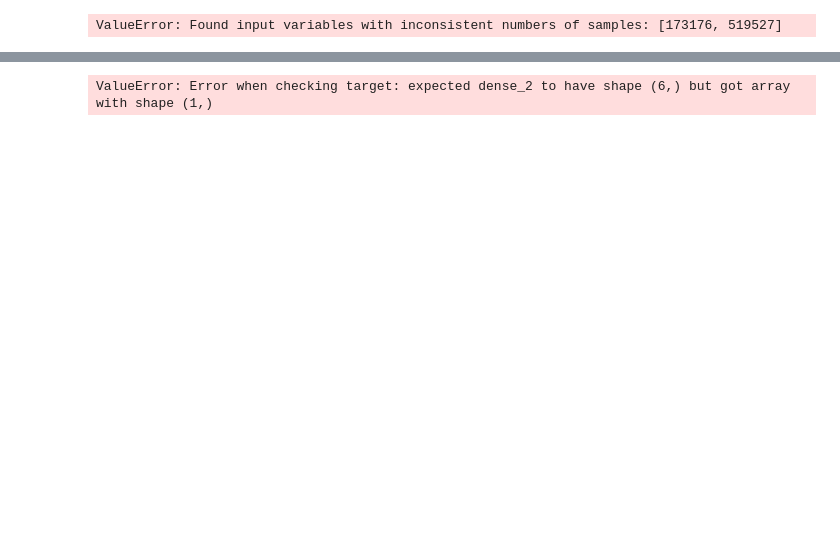
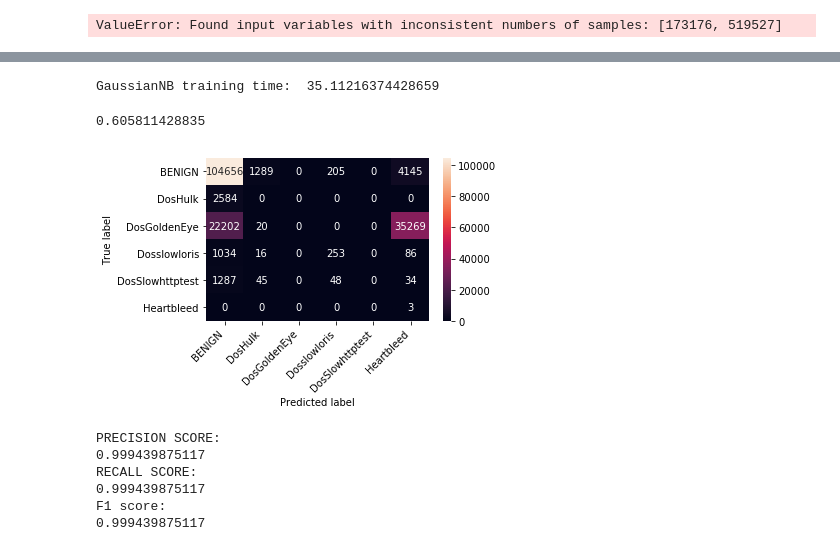
Before and after one commit to amishregmi/Machine_Learning_CICID2017, a Jupyter notebook: classify.ipynb, the cells around one changed output, grey strips where cells are left out. Drawn from its saved outputs; the diff is of its cells as text; code cells hidden in the pictures; blank space fills up the shorter version.

```diff
--- a/classify.ipynb
+++ b/classify.ipynb
@@ -476,7 +464,0 @@ np.random.seed(seed)
-# %%
-X_scaled = X_train.astype(float)
-# %%
-encoder = LabelEncoder()
-encoder.fit(y_train)
-encoded_y = encoder.transform(y_train)
-dummy_y = np_utils.to_categorical(encoded_y)
@@ -494,5 +464,0 @@ def baseline_model():
-# %%
-keras_model = baseline_model()
-history = keras_model.fit(X_scaled,y_train, epochs=10,batch_size=50, verbose =1)
-# %% [output]
-ValueError: Error when checking target: expected dense_2 to have shape (6,) but got array with shape (1,)
@@ -498,0 +467,34 @@ ValueError: Error when checking target: expected dense_2 to have shape (6,) but
+# %%
+classification_tree = tree.DecisionTreeClassifier()
+# %%
+tic = timeit.default_timer()
+#gnb = GaussianNB().fit(X_train, y_train)
+#gnb_predictions = gnb.predict(X_test)
+classification_tree = classification_tree.fit(X_scaled, y_train)
+toc = timeit.default_timer()-tic
+print("GaussianNB training time: ",toc)
+# %% [output]
+GaussianNB training time:  35.11216374428659
+# %%
+accuracy = classification_tree.score(X_test,y_test)
+print(accuracy)
+tree_predictions = classification_tree.predict(X_test)
+cm = confusion_matrix(y_test,tree_predictions)
+y_train_pred = cross_val_predict(classification_tree, X_scaled, y_train, cv=3)
+better_cf = print_confusion_matrix(cm, class_names)
+
+print("PRECISION SCORE: ")
+print(precision_score(y_train, y_train_pred ,average='micro'))
+print("RECALL SCORE: ")
+print(recall_score(y_train, y_train_pred, average='micro'))
+print("F1 score: ")
+print(f1_score(y_train, y_train_pred,average='micro'))
+# %% [output]
+0.605811428835
+[figure, added]
+PRECISION SCORE:
+0.999439875117
+RECALL SCORE:
+0.999439875117
+F1 score:
+0.999439875117
```
Also changed, not shown: parts of 13 cells of this notebook.
